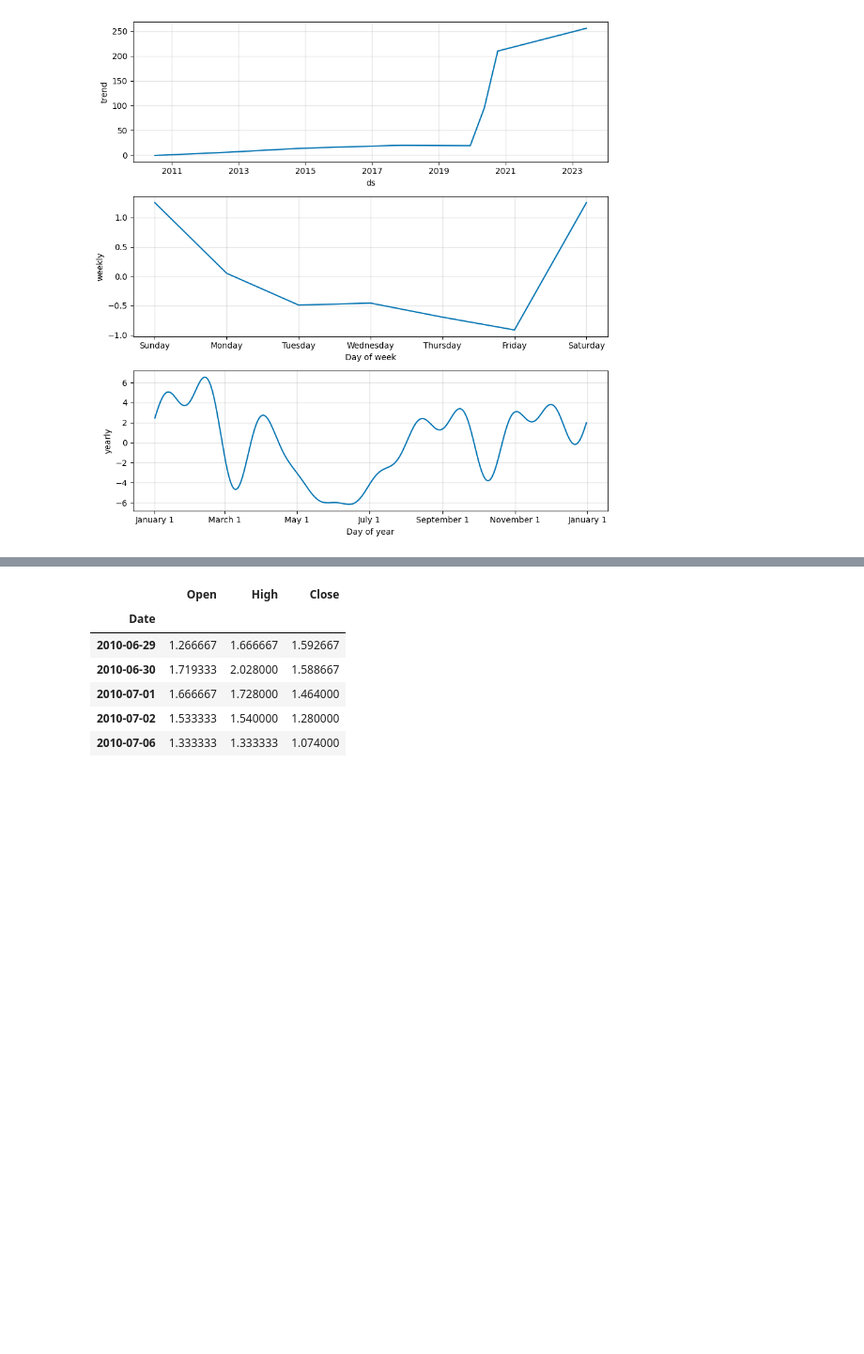
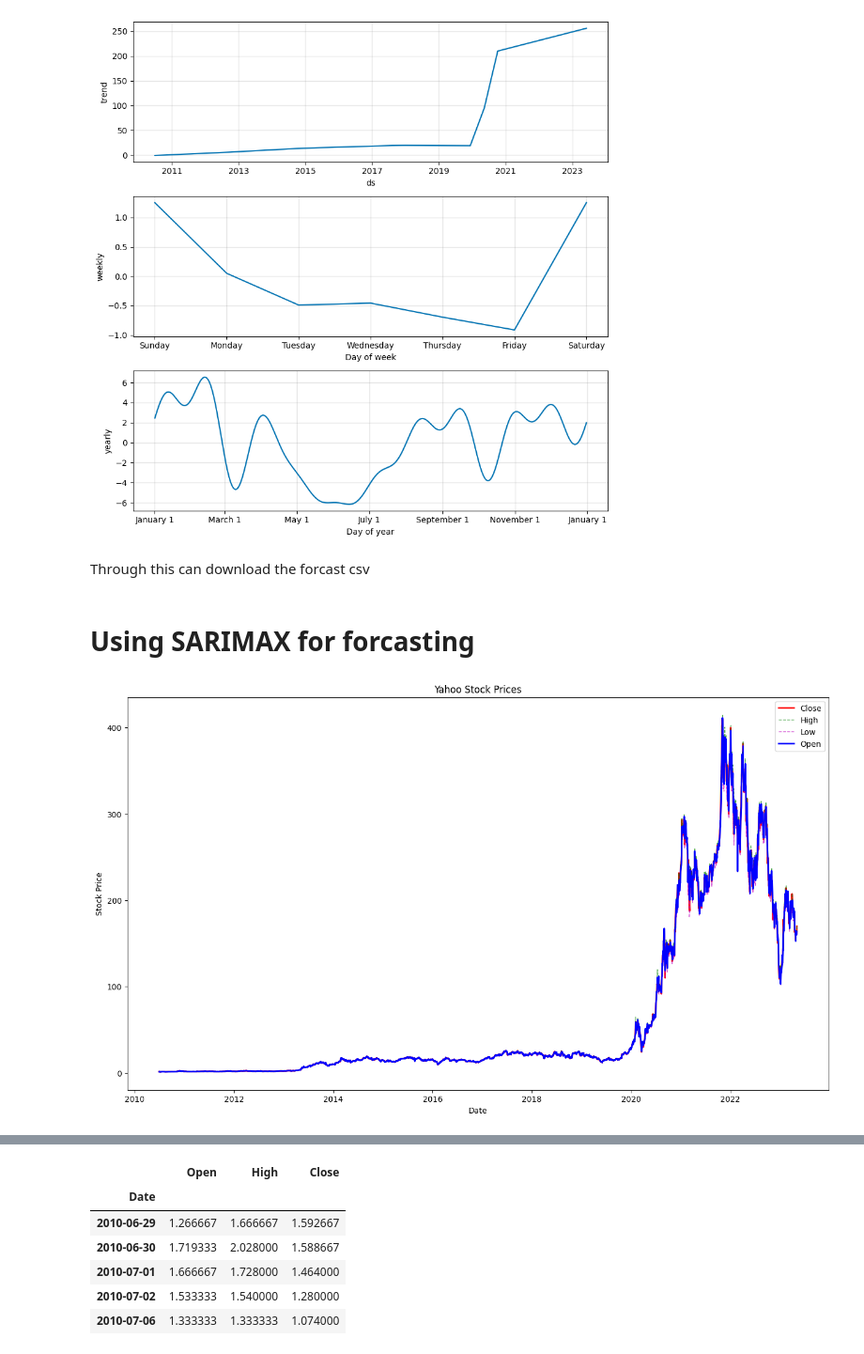
Before and after one commit to Anshuldogra001/Stock_Market_Capestone_Project, a Jupyter notebook: Stock_prediction.ipynb, the cells around one changed output, grey strips where cells are left out. Shown at 94% size. Cells and saved outputs as stored; diff of their text form; code cells hidden in the pictures; blank space fills up the shorter version.

```diff
--- a/Stock_prediction.ipynb
+++ b/Stock_prediction.ipynb
@@ -282,10 +288,14 @@ figure=m.plot(forcast, xlabel='ds', ylabel='y')
 figure2=m.plot_components(forcast)
 # %% [output]
 [figure]
+# %% [markdown]
+Through this can download the forcast csv
 # %%
 # from google.colab import files
 # forcast.to_csv("forecast.csv")
 # files.download("forecast.csv")
+# %% [markdown]
+# Using SARIMAX for forcasting
 # %%
 
 import pandas as pd
@@ -301,2 +316,17 @@ from sklearn.metrics import mean_squared_error
 # %%
 df.set_index('Date', inplace=True)
+# %%
+plt.figure(figsize=(16,9))
+
+plt.plot(df.index, df.Close, lw=2, color='r',label='Close')
+plt.plot(df.index, df.High, lw=1, color='g',linestyle='--',alpha=0.7,label='High')
+plt.plot(df.index, df.Low, lw=1, color='m',linestyle='--',alpha=0.7,label='Low')
+plt.plot(df.index, df.Open, lw=2, color='b',label='Open')
+
+plt.legend()
+plt.xlabel('Date')
+plt.ylabel('Stock Price')
+plt.title('Yahoo Stock Prices')
+plt.show()
+# %% [output]
+[figure, added]
```
Also changed, not shown: parts of 34 cells of this notebook.
